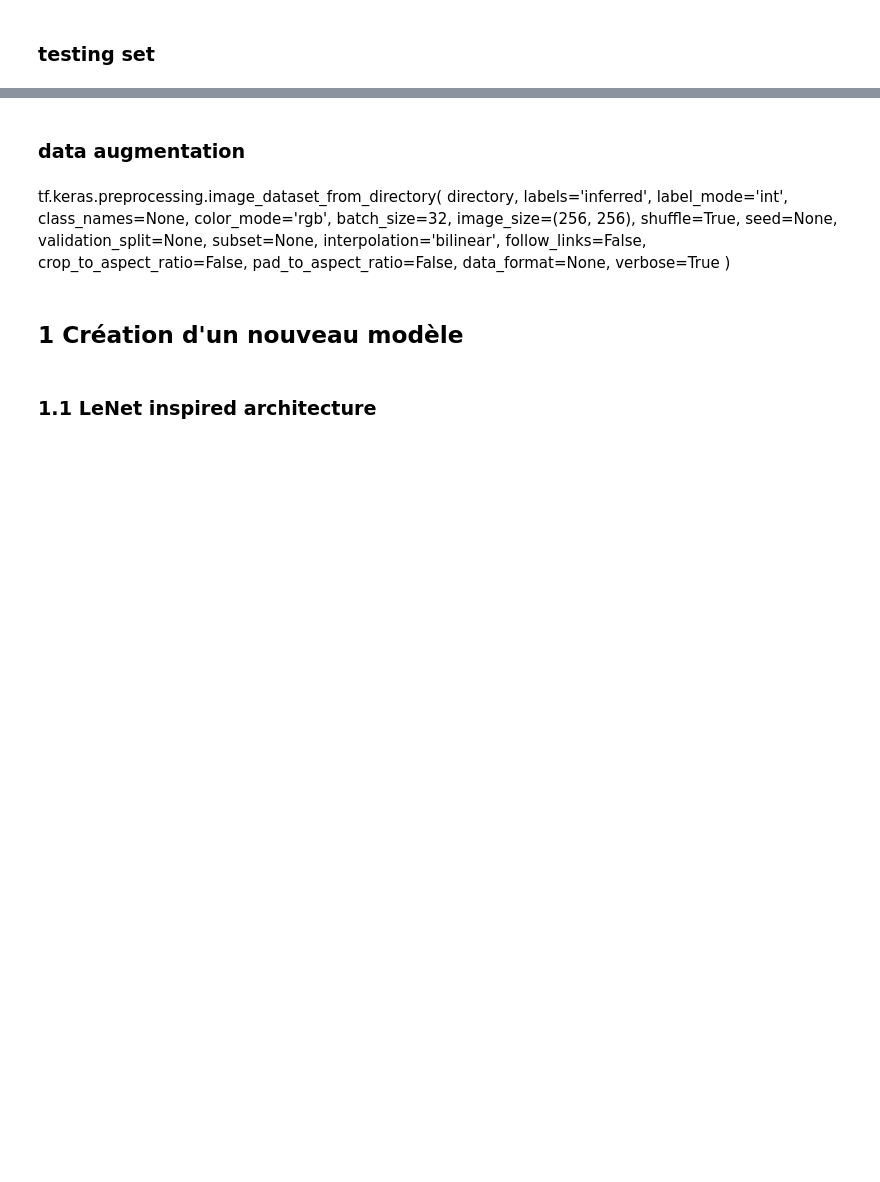
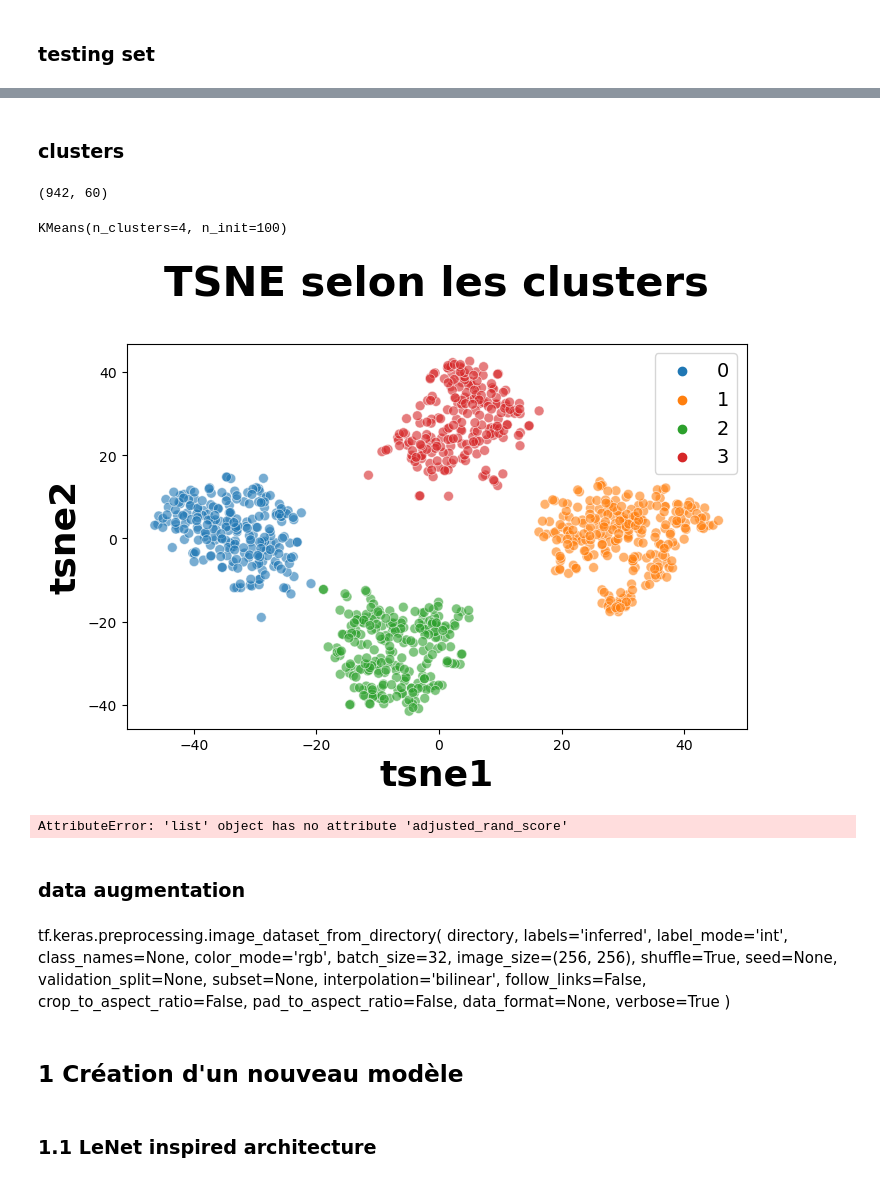
Before and after one commit to Kiwinokoto/OC_projet_6_Classer_des_images, a Jupyter notebook: Oudelet_Kevin_2_2_suite_notebook_model_perso_180324.ipynb, the cells around one changed output, grey strips where cells are left out. Saved outputs shown, nothing was run; the diff lists cells and outputs as text; code cells hidden in the pictures; blank space fills up the shorter version.

```diff
--- a/Oudelet_Kevin_2_2_suite_notebook_model_perso_180324.ipynb
+++ b/Oudelet_Kevin_2_2_suite_notebook_model_perso_180324.ipynb
@@ -602,0 +624,3 @@ normalized_images = scaler.fit_transform(flattened_images)
+# %%
+data['predictions'] = predicted_classes_all
+data.head()
@@ -671,3 +737,53 @@ plt.show()
+# %% [markdown]
+### clusters
+# %%
+# retour au set complet
+# factoriser !!!
+
+flattened_images = X_feature.reshape(X_feature.shape[0], -1) # set complet
+print(flattened_images.shape)
+
+scaler = StandardScaler()
+normalized_images = scaler.fit_transform(flattened_images)
+
+pca = decomposition.PCA(n_components=0.99)
+feat_pca= pca.fit_transform(normalized_images)
+
+tsne = manifold.TSNE(n_components=2, perplexity=30, n_iter=2000, init='random', random_state=6)
+X_tsne = tsne.fit_transform(feat_pca)
+
+df_tsne = pd.DataFrame(X_tsne, columns=['tsne1', 'tsne2'])
+df_tsne["class"] = y_target
+# %% [output]
+(942, 60)
+# %%
+cls = cluster.KMeans(n_clusters=nb_classes, n_init=100)
+cls.fit(X_tsne)
+# %% [output]
+KMeans(n_clusters=4, n_init=100)
+# %%
+df_tsne["cluster"] = cls.labels_
+
+plt.figure(figsize=(8,5))
+sns.scatterplot(
+    x="tsne1", y="tsne2",
+    hue="cluster",
+    palette=sns.color_palette('tab10', n_colors=4), s=50, alpha=0.6,
+    data=df_tsne,
+    legend="brief")
+
+plt.title('TSNE selon les clusters', fontsize = 30, pad = 35, fontweight = 'bold')
+plt.xlabel('tsne1', fontsize = 26, fontweight = 'bold')
+plt.ylabel('tsne2', fontsize = 26, fontweight = 'bold')
+plt.legend(prop={'size': 14})
+
+plt.show()
+
+labels = data["target"]
+print("ARI : ", metrics.adjusted_rand_score(labels, cls.labels_))
+# %% [output]
+[figure, added]
+AttributeError: 'list' object has no attribute 'adjusted_rand_score'
 # %% [markdown]
 ### data augmentation
 # %%
```
Also changed, not shown: parts of 25 cells of this notebook.
